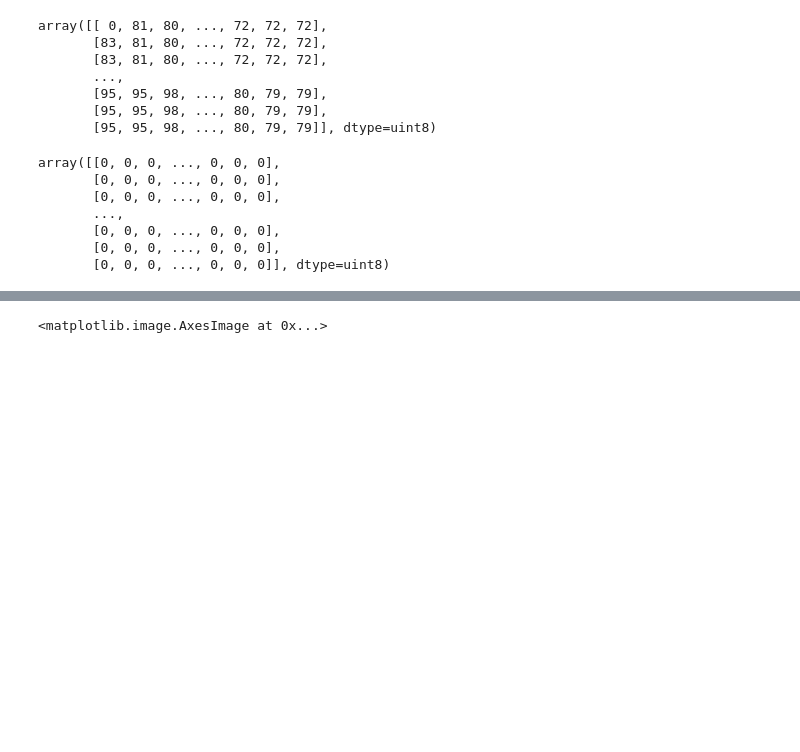
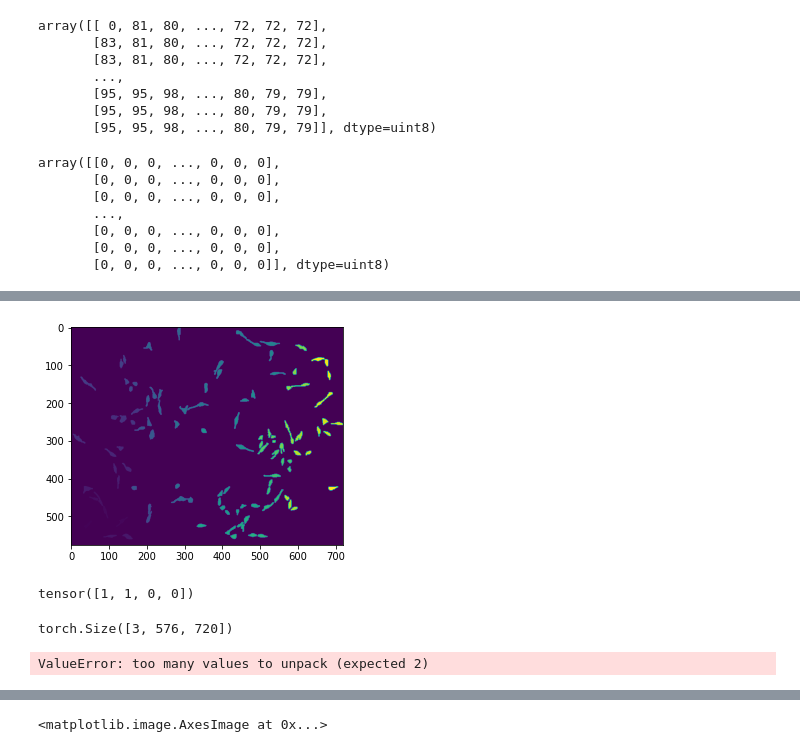
Before and after one commit to shizhs/COMP9517, a Jupyter notebook: test_augemtation.ipynb, the cells around one changed output, grey strips where cells are left out. Cells and saved outputs as stored; diff of their text form; code cells hidden in the pictures; blank space fills up the shorter version.

```diff
--- a/test_augemtation.ipynb
+++ b/test_augemtation.ipynb
@@ -52,0 +74,24 @@ array([[0, 0, 0, ..., 0, 0, 0],
+# %%
+rgb_mean = (0.4914, 0.4822, 0.4465)
+rgb_std = (0.2023, 0.1994, 0.2010)
+
+transform_train = transforms.Compose([
+    transforms.RandomCrop((576, 720), padding=4),
+    transforms.RandomHorizontalFlip(),
+    transforms.RandomVerticalFlip(),
+
+    transforms.ToTensor(),
+    transforms.Normalize(rgb_mean, rgb_std),
+])
+
+#trainset = torchvision.datasets.CIFAR10(root='../data', train=True, download=True, transform=transform_train)
+#trainset = datasets.ImageFolder(root='./Image_Sequences/PhC-C2DL-PSC/Sequence 1/t000.tif',
+#                                           transform=transform_train)
+
+#dire = "./Image_Sequences/PhC-C2DL-PSC/Sequence 1/"
+#trainset = datasets.ImageFolder(root=dire, transform=transform_train)
+#trainset = datasets.ImageFolder(root='./Image_Sequences/PhC-C2DL-PSC/Sequence_1', transform=transform_train)
+trainset = datasets.ImageFolder(root='./Image_Sequences/PhC-C2DL-PSC/train_seq1', transform=transform_train)
+
+trainloader = torch.utils.data.DataLoader(
+    trainset, batch_size=10, shuffle=True, num_workers=2)
@@ -52,0 +111,21 @@ array([[0, 0, 0, ..., 0, 0, 0],
+# %%
+for x, y in trainloader:
+    #print(x)
+    plt.imshow(x[0][0])
+    plt.show()
+    print(y)
+# %% [output]
+[figure, added]
+tensor([1, 1, 0, 0])
+# %%
+np.shape(trainset[0][0])
+# %% [output]
+torch.Size([3, 576, 720])
+# %%
+fig, axs = fig.subplots(4, 3)
+axs[0, 0].plot(image)
+axs[0, 1].plot(mask)
+
+plt.show()
+# %% [output]
+ValueError: too many values to unpack (expected 2)
```
Also changed, not shown: parts of 5 cells of this notebook, 6 other files.
